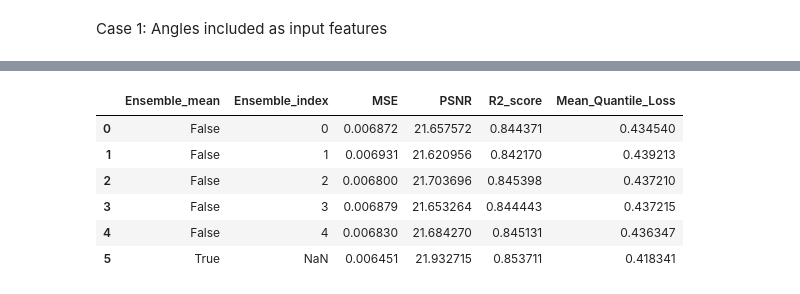
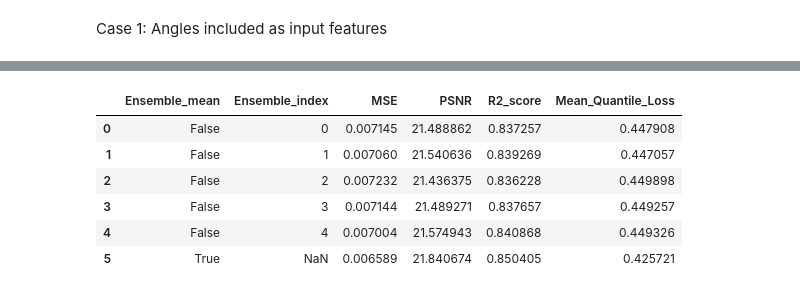
Before and after one commit to filipronn/SEEX30_Cloud_Fog, a Jupyter notebook: Less_data_test.ipynb, the cells around one changed output, grey strips where cells are left out. Saved outputs shown, nothing was run; the diff lists cells and outputs as text; code cells hidden in the pictures.

```diff
--- a/Angles_as_input.ipynb
+++ b/Less_data_test.ipynb
@@ -74,6 +59,8 @@ y=df[y_cols]
 
 #Separate testdata from rest for 80/10/10 Train/Val/Test split
 X_trainval, X_test, y_trainval, y_test=train_test_split(X,y,test_size=0.1,random_state=313)
+#Remove 20% from X_trainval
+X_trainval = X_trainval.iloc[: -int(X_trainval.shape[0] * 0.5), :]
 
 #Add noise to X_test, 0 mean with stdev equal to 3% of mean of each feature
 np.random.seed(313)
@@ -97,7 +84,7 @@ Case 1: Angles included as input features
 #Choose if to save models and metrics, if so set path
 save = True
 if save:
-    test_name = "Angles_as_input-with"
+    test_name = "Traindata_0.5"
     main_filepath = 'pytorch_models/'+test_name
 
 #Set up NN structure
@@ -164,6 +153,6 @@ With validation loss: 2.1074023246765137
 # %%
 #Initialize dataframe for error metrics and array for ensemble predictions
-with_model_metrics=pd.DataFrame(columns=['Ensemble_mean','Ensemble_index','MSE','PSNR','R2_score','Mean_Quantile_Loss'])
+less_data_model_metrics=pd.DataFrame(columns=['Ensemble_mean','Ensemble_index','MSE','PSNR','R2_score','Mean_Quantile_Loss'])
 preds_total=[]
 #Make predictions and evaluate
 for i,model in enumerate(models):
@@ -181,7 +170,7 @@ for i,model in enumerate(models):
     mean_quantile=QuantileNetwork.mean_marginal_loss(y_test.to_numpy(),preds,quantiles)
     #Add to dataframe
     tmp_metrics=pd.DataFrame(data=[[False,i,mse,psnr,r2,mean_quantile]],columns=['Ensemble_mean','Ensemble_index','MSE','PSNR','R2_score','Mean_Quantile_Loss'])
-    with_model_metrics=pd.concat([with_model_metrics,tmp_metrics])
+    less_data_model_metrics=pd.concat([less_data_model_metrics,tmp_metrics])
 
 
 #Now do the same for ensemble predictions
@@ -193,9 +182,9 @@ r2=r2_score(y_test.to_numpy(),preds_total[:,:,est])
 mean_quantile=QuantileNetwork.mean_marginal_loss(y_test.to_numpy(),preds_total,quantiles)
 
 tmp_metrics=pd.DataFrame(data=[[True,np.nan,mse,psnr,r2,mean_quantile]],columns=['Ensemble_mean','Ensemble_index','MSE','PSNR','R2_score','Mean_Quantile_Loss'])
-with_model_metrics=pd.concat([with_model_metrics,tmp_metrics])
+less_data_model_metrics=pd.concat([less_data_model_metrics,tmp_metrics])
 
 #Save metrics if we want to
 if save:
-    with_model_metrics=with_model_metrics.reset_index(drop=True)
-    with_model_metrics.to_csv(main_filepath+'/model_metrics.csv',index=False)
+    less_data_model_metrics=less_data_model_metrics.reset_index(drop=True)
+    less_data_model_metrics.to_csv(main_filepath+'/model_metrics.csv',index=False)
@@ -296,11 +191,11 @@ if save:
 # %%
-#Display results with angles
-with_model_metrics
+#Display results with less data
+less_data_model_metrics
 # %% [output]
 |  | Ensemble_mean | Ensemble_index | MSE | PSNR | R2_score | Mean_Quantile_Loss |
-| 0 | False | 0 | 0.006872 | 21.657572 | 0.844371 | 0.434540 |
-| 1 | False | 1 | 0.006931 | 21.620956 | 0.842170 | 0.439213 |
-| 2 | False | 2 | 0.006800 | 21.703696 | 0.845398 | 0.437210 |
-| 3 | False | 3 | 0.006879 | 21.653264 | 0.844443 | 0.437215 |
-| 4 | False | 4 | 0.006830 | 21.684270 | 0.845131 | 0.436347 |
-| 5 | True | NaN | 0.006451 | 21.932715 | 0.853711 | 0.418341 |
+| 0 | False | 0 | 0.007145 | 21.488862 | 0.837257 | 0.447908 |
+| 1 | False | 1 | 0.007060 | 21.540636 | 0.839269 | 0.447057 |
+| 2 | False | 2 | 0.007232 | 21.436375 | 0.836228 | 0.449898 |
+| 3 | False | 3 | 0.007144 | 21.489271 | 0.837657 | 0.449257 |
+| 4 | False | 4 | 0.007004 | 21.574943 | 0.840868 | 0.449326 |
+| 5 | True | NaN | 0.006589 | 21.840674 | 0.850405 | 0.425721 |
```
Also changed, not shown: parts of 7 cells of this notebook, 35 other files.
